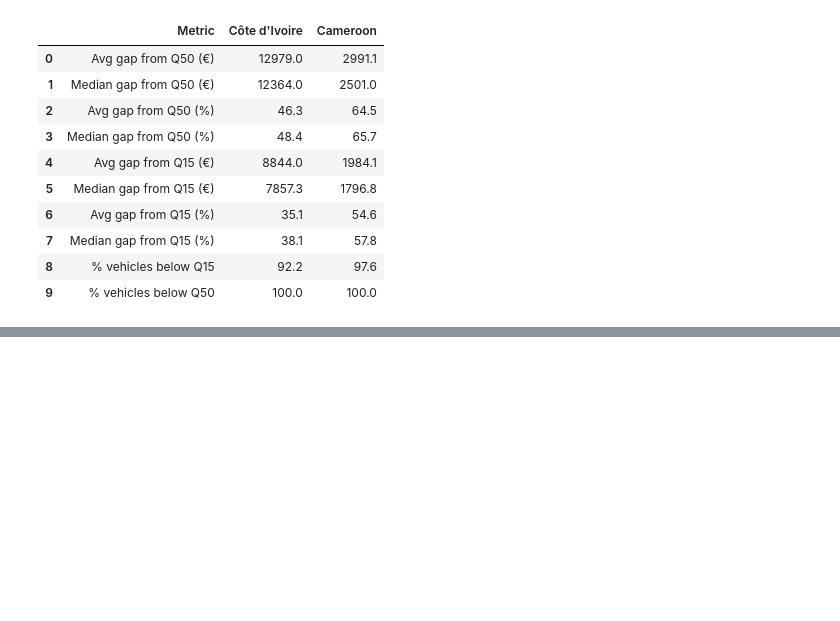
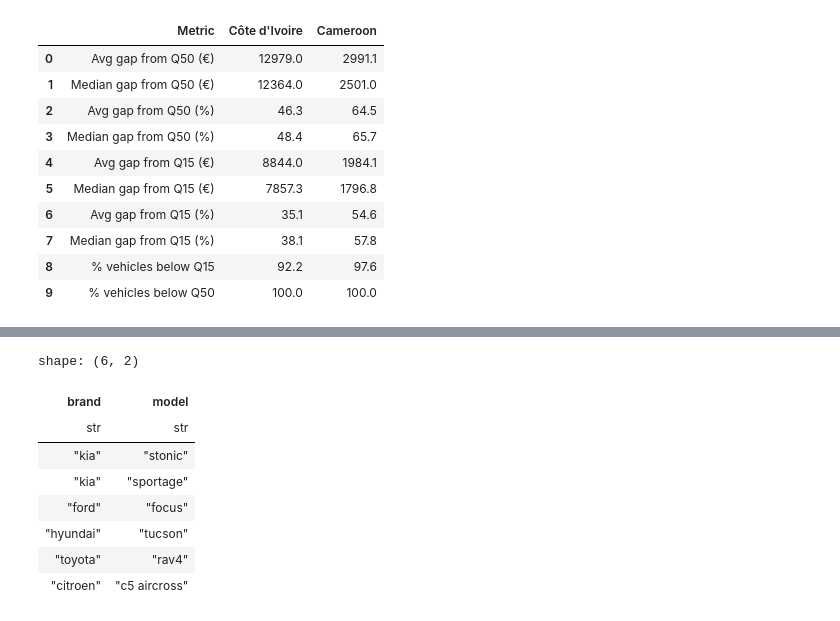
Before and after one commit to brunothefirst/car_price_prediction, a Jupyter notebook: notebooks/07_lean_model_evaluation_customs.ipynb, the cells around one changed output, grey strips where cells are left out. Saved outputs shown, nothing was run; the diff lists cells and outputs as text; code cells hidden in the pictures; blank space fills up the shorter version.

```diff
--- a/notebooks/07_lean_model_evaluation_customs.ipynb
+++ b/notebooks/07_lean_model_evaluation_customs.ipynb
@@ -1824,0 +1854,12 @@ SIDE-BY-SIDE COMPARISON
+# %%
+df[['brand', 'model']].unique()
+# %% [output]
+shape: (6, 2)
+| brand | model |
+| str | str |
+| "kia" | "stonic" |
+| "kia" | "sportage" |
+| "ford" | "focus" |
+| "hyundai" | "tucson" |
+| "toyota" | "rav4" |
+| "citroen" | "c5 aircross" |
```
Also changed, not shown: parts of 3 cells of this notebook, 1 other file.
